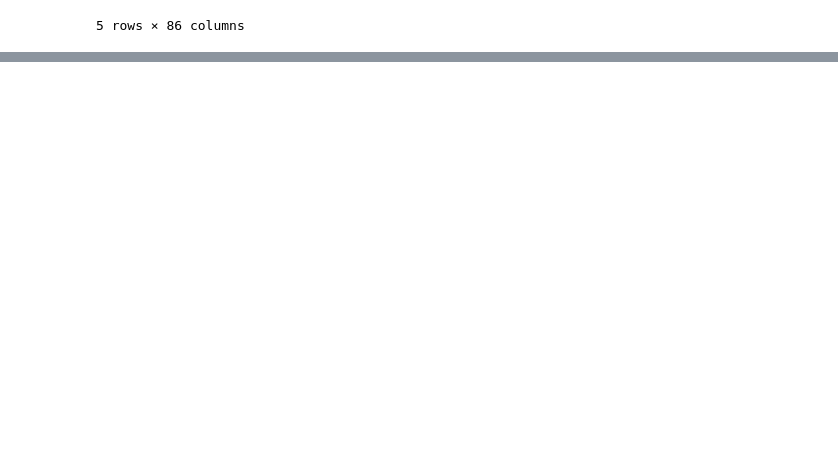
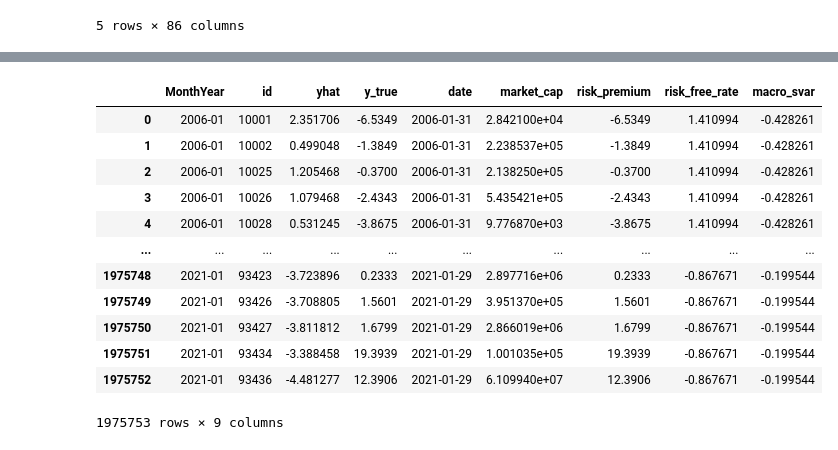
Before and after one commit to KidQuant/Taming-The-Factor-Zoo, a Jupyter notebook: 4.2_LR_Full.ipynb, the cells around one changed output, grey strips where cells are left out. Saved outputs shown, nothing was run; the diff lists cells and outputs as text; code cells hidden in the pictures; blank space fills up the shorter version.

```diff
--- a/4.2_LR_Full.ipynb
+++ b/4.2_LR_Full.ipynb
@@ -299,0 +316,14 @@ data = results.reset_index()
+# %%
+results['yhat'] = results['yhat'].apply(lambda x: x[0])
+results['y_true'] = results['y_true'].apply(lambda x: x[0])
+# %%
+data = df[['mvel12', 'risk_premium','macro_tbl', 'macro_svar']].copy()
+data.reset_index(inplace=True)
+data['permno2'] = data['permno2'].astype('str')
+data['MonthYear'] = data['DATE2'].dt.to_period('M')
+data.drop('DATE2', axis=1, inplace=True)
+data.rename(columns={'permno2': 'id'}, inplace=True)
+data.rename(columns={'mvel12': 'market_cap'}, inplace=True)
+data.rename(columns={'macro_tbl': 'risk_free_rate'}, inplace=True)
+data = data.set_index(['MonthYear','id'])
+data
@@ -300 +345,19 @@ data = results.reset_index()
+# %%
+bigdata = pd.merge(results, data,left_index=True, right_index=True)
+bigdata.reset_index(inplace=True)
+bigdata
+# %% [output]
+|  | MonthYear | id | yhat | y_true | date | market_cap | risk_premium | risk_free_rate | macro_svar |
+| 0 | 2006-01 | 10001 | 2.351706 | -6.5349 | 2006-01-31 | 2.842100e+04 | -6.5349 | 1.410994 | -0.428261 |
+| 1 | 2006-01 | 10002 | 0.499048 | -1.3849 | 2006-01-31 | 2.238537e+05 | -1.3849 | 1.410994 | -0.428261 |
+| 2 | 2006-01 | 10025 | 1.205468 | -0.3700 | 2006-01-31 | 2.138250e+05 | -0.3700 | 1.410994 | -0.428261 |
+| 3 | 2006-01 | 10026 | 1.079468 | -2.4343 | 2006-01-31 | 5.435421e+05 | -2.4343 | 1.410994 | -0.428261 |
+| 4 | 2006-01 | 10028 | 0.531245 | -3.8675 | 2006-01-31 | 9.776870e+03 | -3.8675 | 1.410994 | -0.428261 |
+| ... | ... | ... | ... | ... | ... | ... | ... | ... | ... |
+| 1975748 | 2021-01 | 93423 | -3.723896 | 0.2333 | 2021-01-29 | 2.897716e+06 | 0.2333 | -0.867671 | -0.199544 |
+| 1975749 | 2021-01 | 93426 | -3.708805 | 1.5601 | 2021-01-29 | 3.951370e+05 | 1.5601 | -0.867671 | -0.199544 |
+| 1975750 | 2021-01 | 93427 | -3.811812 | 1.6799 | 2021-01-29 | 2.866019e+06 | 1.6799 | -0.867671 | -0.199544 |
+| 1975751 | 2021-01 | 93434 | -3.388458 | 19.3939 | 2021-01-29 | 1.001035e+05 | 19.3939 | -0.867671 | -0.199544 |
+| 1975752 | 2021-01 | 93436 | -4.481277 | 12.3906 | 2021-01-29 | 6.109940e+07 | 12.3906 | -0.867671 | -0.199544 |
+1975753 rows × 9 columns
 # %%
```
Also changed, not shown: parts of 38 cells of this notebook.
